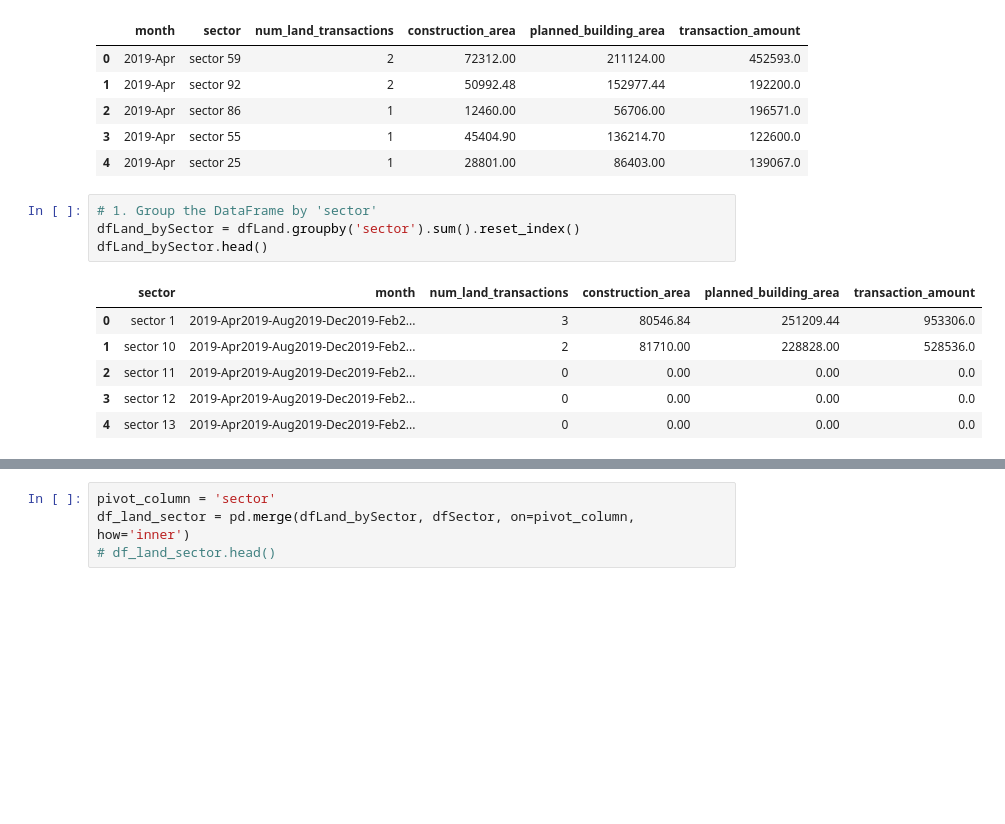
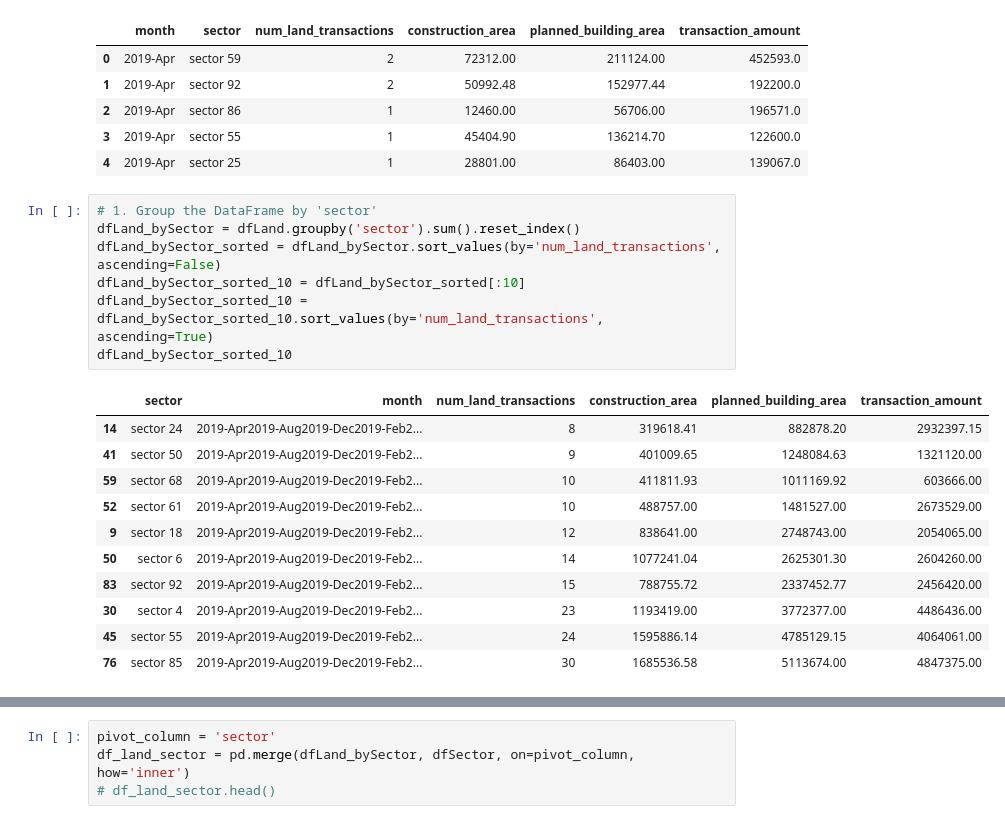
Before and after one commit to haqianta212/etsKapselSainsData, a Jupyter notebook: RegressionSector.ipynb, the cells around one changed output, grey strips where cells are left out. Drawn from its saved outputs; the diff is of its cells as text; blank space fills up the shorter version.

```diff
--- a/RegressionSector.ipynb
+++ b/RegressionSector.ipynb
@@ -110,11 +110,19 @@ CSV data loaded successfully into a pandas DataFrame.
 # %%
 # 1. Group the DataFrame by 'sector'
 dfLand_bySector = dfLand.groupby('sector').sum().reset_index()
-dfLand_bySector.head()
+dfLand_bySector_sorted = dfLand_bySector.sort_values(by='num_land_transactions', ascending=False)
+dfLand_bySector_sorted_10 = dfLand_bySector_sorted[:10]
+dfLand_bySector_sorted_10 = dfLand_bySector_sorted_10.sort_values(by='num_land_transactions', ascending=True)
+dfLand_bySector_sorted_10
 # %% [output]
 |  | sector | month | num_land_transactions | construction_area | planned_building_area | transaction_amount |
-| 0 | sector 1 | 2019-Apr2019-Aug2019-Dec2019-Feb2... | 3 | 80546.84 | 251209.44 | 953306.0 |
-| 1 | sector 10 | 2019-Apr2019-Aug2019-Dec2019-Feb2... | 2 | 81710.00 | 228828.00 | 528536.0 |
-| 2 | sector 11 | 2019-Apr2019-Aug2019-Dec2019-Feb2... | 0 | 0.00 | 0.00 | 0.0 |
-| 3 | sector 12 | 2019-Apr2019-Aug2019-Dec2019-Feb2... | 0 | 0.00 | 0.00 | 0.0 |
-| 4 | sector 13 | 2019-Apr2019-Aug2019-Dec2019-Feb2... | 0 | 0.00 | 0.00 | 0.0 |
+| 14 | sector 24 | 2019-Apr2019-Aug2019-Dec2019-Feb2... | 8 | 319618.41 | 882878.20 | 2932397.15 |
+| 41 | sector 50 | 2019-Apr2019-Aug2019-Dec2019-Feb2... | 9 | 401009.65 | 1248084.63 | 1321120.00 |
+| 59 | sector 68 | 2019-Apr2019-Aug2019-Dec2019-Feb2... | 10 | 411811.93 | 1011169.92 | 603666.00 |
+| 52 | sector 61 | 2019-Apr2019-Aug2019-Dec2019-Feb2... | 10 | 488757.00 | 1481527.00 | 2673529.00 |
+| 9 | sector 18 | 2019-Apr2019-Aug2019-Dec2019-Feb2... | 12 | 838641.00 | 2748743.00 | 2054065.00 |
+| 50 | sector 6 | 2019-Apr2019-Aug2019-Dec2019-Feb2... | 14 | 1077241.04 | 2625301.30 | 2604260.00 |
+| 83 | sector 92 | 2019-Apr2019-Aug2019-Dec2019-Feb2... | 15 | 788755.72 | 2337452.77 | 2456420.00 |
+| 30 | sector 4 | 2019-Apr2019-Aug2019-Dec2019-Feb2... | 23 | 1193419.00 | 3772377.00 | 4486436.00 |
+| 45 | sector 55 | 2019-Apr2019-Aug2019-Dec2019-Feb2... | 24 | 1595886.14 | 4785129.15 | 4064061.00 |
+| 76 | sector 85 | 2019-Apr2019-Aug2019-Dec2019-Feb2... | 30 | 1685536.58 | 5113674.00 | 4847375.00 |
```
Also changed, not shown: parts of 15 cells of this notebook.
